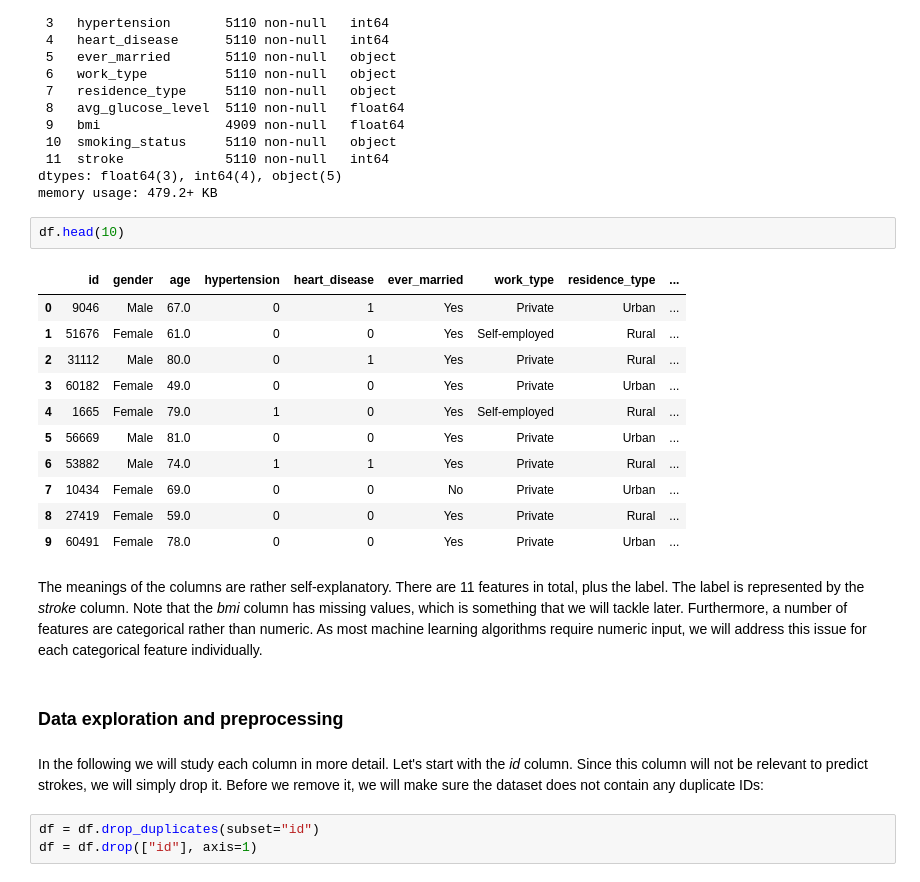
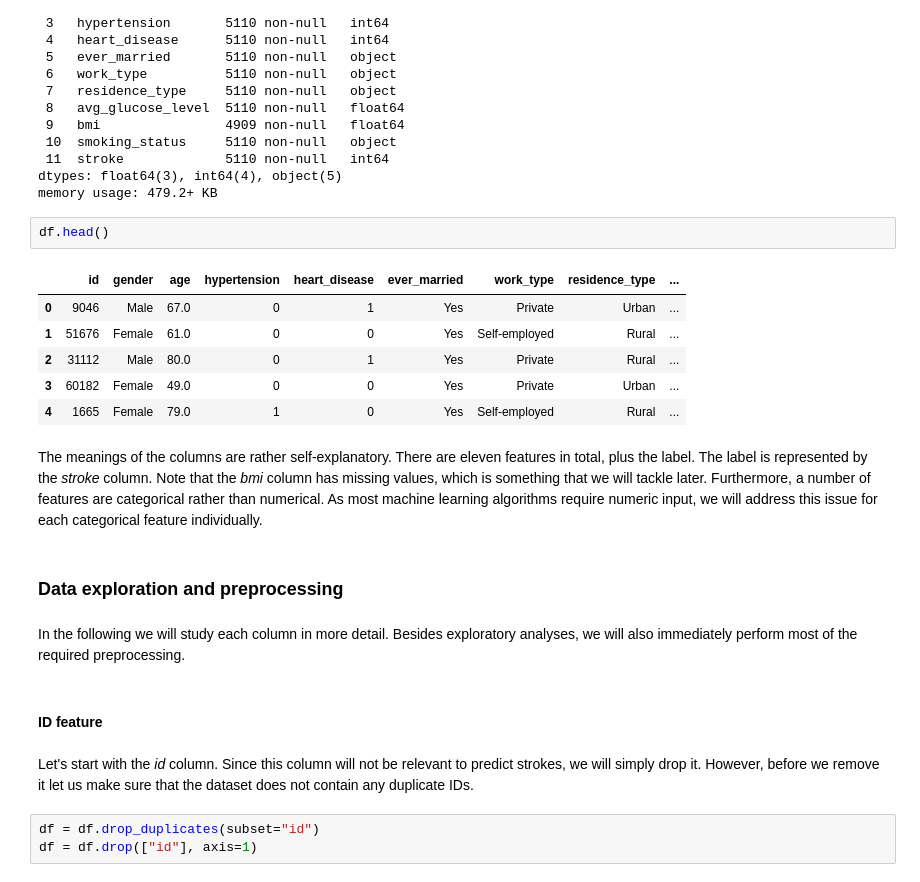
Before and after one commit to tvdaal/stroke-predictions, a Jupyter notebook: stroke_analysis.ipynb, the cells around one changed output. Cells and saved outputs as stored; diff of their text form.

```diff
--- a/stroke_analysis.ipynb
+++ b/stroke_analysis.ipynb
@@ -63,25 +73,24 @@ Data columns (total 12 columns):
 dtypes: float64(3), int64(4), object(5)
 memory usage: 479.2+ KB
 # %%
-df.head(10)
+df.head()
 # %% [output]
 |  | id | gender | age | hypertension | heart_disease | ever_married | work_type | residence_type | ... |
 | 0 | 9046 | Male | 67.0 | 0 | 1 | Yes | Private | Urban | ... |
 | 1 | 51676 | Female | 61.0 | 0 | 0 | Yes | Self-employed | Rural | ... |
 | 2 | 31112 | Male | 80.0 | 0 | 1 | Yes | Private | Rural | ... |
 | 3 | 60182 | Female | 49.0 | 0 | 0 | Yes | Private | Urban | ... |
 | 4 | 1665 | Female | 79.0 | 1 | 0 | Yes | Self-employed | Rural | ... |
-| 5 | 56669 | Male | 81.0 | 0 | 0 | Yes | Private | Urban | ... |
-| 6 | 53882 | Male | 74.0 | 1 | 1 | Yes | Private | Rural | ... |
-| 7 | 10434 | Female | 69.0 | 0 | 0 | No | Private | Urban | ... |
-| 8 | 27419 | Female | 59.0 | 0 | 0 | Yes | Private | Rural | ... |
-| 9 | 60491 | Female | 78.0 | 0 | 0 | Yes | Private | Urban | ... |
 # %% [markdown]
-The meanings of the columns are rather self-explanatory. There are 11 features in total, plus the label. The label is represented by the *stroke* column. Note that the *bmi* column has missing values, which is something that we will tackle later. Furthermore, a number of features are categorical rather than numeric. As most machine learning algorithms require numeric input, we will address this issue for each categorical feature individually.
+The meanings of the columns are rather self-explanatory. There are eleven features in total, plus the label. The label is represented by the *stroke* column. Note that the *bmi* column has missing values, which is something that we will tackle later. Furthermore, a number of features are categorical rather than numerical. As most machine learning algorithms require numeric input, we will address this issue for each categorical feature individually.
 # %% [markdown]
 ### Data exploration and preprocessing
+# %% [markdown]
+In the following we will study each column in more detail. Besides exploratory analyses, we will also immediately perform most of the required preprocessing.
+# %% [markdown]
+#### ID feature
 # %% [markdown]
-In the following we will study each column in more detail. Let's start with the *id* column. Since this column will not be relevant to predict strokes, we will simply drop it. Before we remove it, we will make sure the dataset does not contain any duplicate IDs:
+Let's start with the *id* column. Since this column will not be relevant to predict strokes, we will simply drop it. However, before we remove it let us make sure that the dataset does not contain any duplicate IDs.
 # %%
 df = df.drop_duplicates(subset="id")
 df = df.drop(["id"], axis=1)
```
Also changed, not shown: parts of 67 cells of this notebook.
